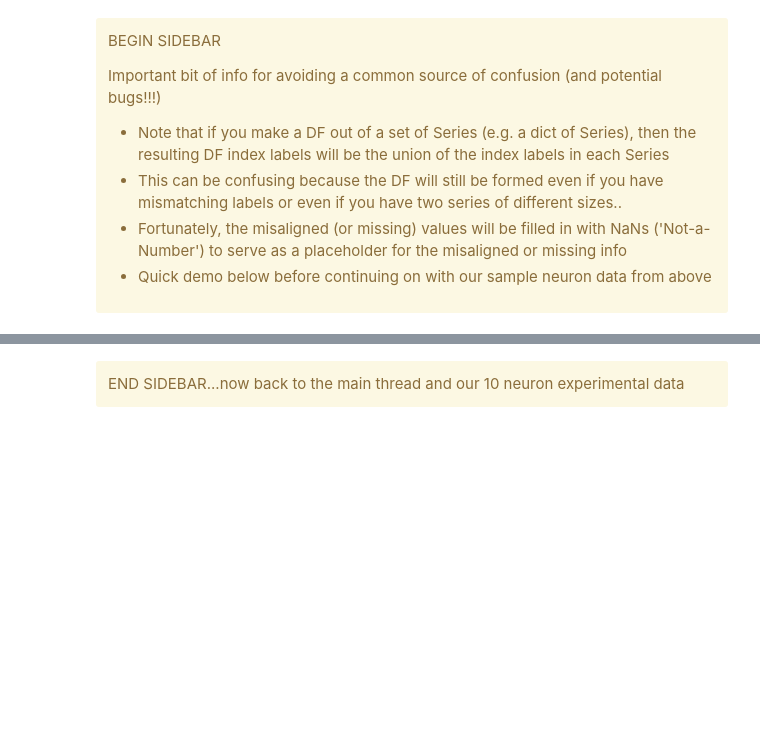
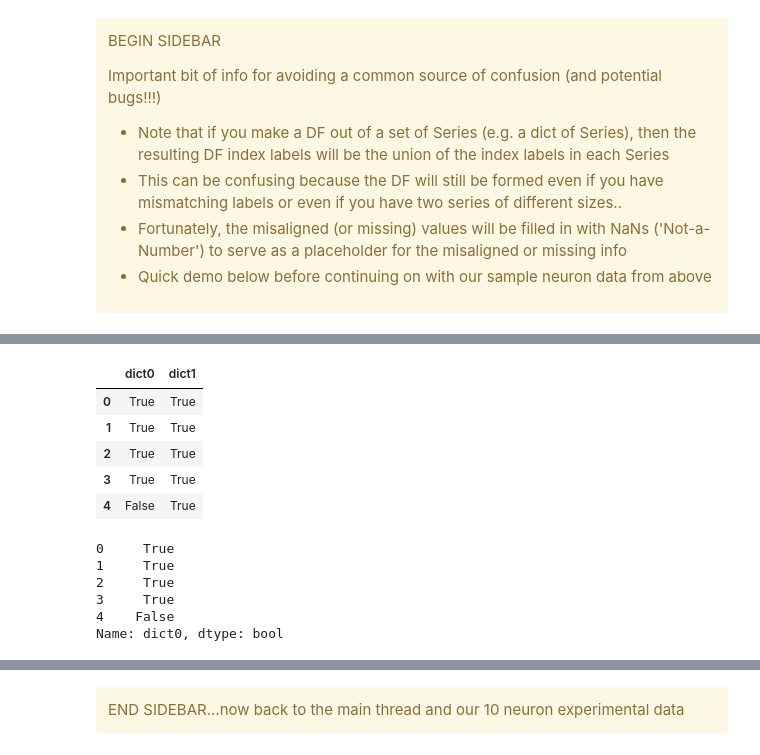
Before and after one commit to TimCSheehan/dev, a Jupyter notebook: Tutorial_051_Pandas_DataFrames.ipynb, the cells around one changed output, grey strips where cells are left out. Drawn from its saved outputs; the diff is of its cells as text; code cells hidden in the pictures; blank space fills up the shorter version.

```diff
--- a/Tutorial_051_Pandas_DataFrames.ipynb
+++ b/Tutorial_051_Pandas_DataFrames.ipynb
@@ -171,0 +228,22 @@ if np.isnan(weird_df).any:
+# %%
+# Or return true for non NaNs
+pd.notna(weird_df)
+# %% [output]
+|  | dict0 | dict1 |
+| 0 | True | True |
+| 1 | True | True |
+| 2 | True | True |
+| 3 | True | True |
+| 4 | False | True |
+# %%
+# apply to just one column at a time
+# note that you can call the function from the object
+# directly (instead of using the pd object)
+weird_df['dict0'].notna()
+# %% [output]
+0     True
+1     True
+2     True
+3     True
+4    False
+Name: dict0, dtype: bool
```
Also changed, not shown: parts of 20 cells of this notebook, 1 other file.
